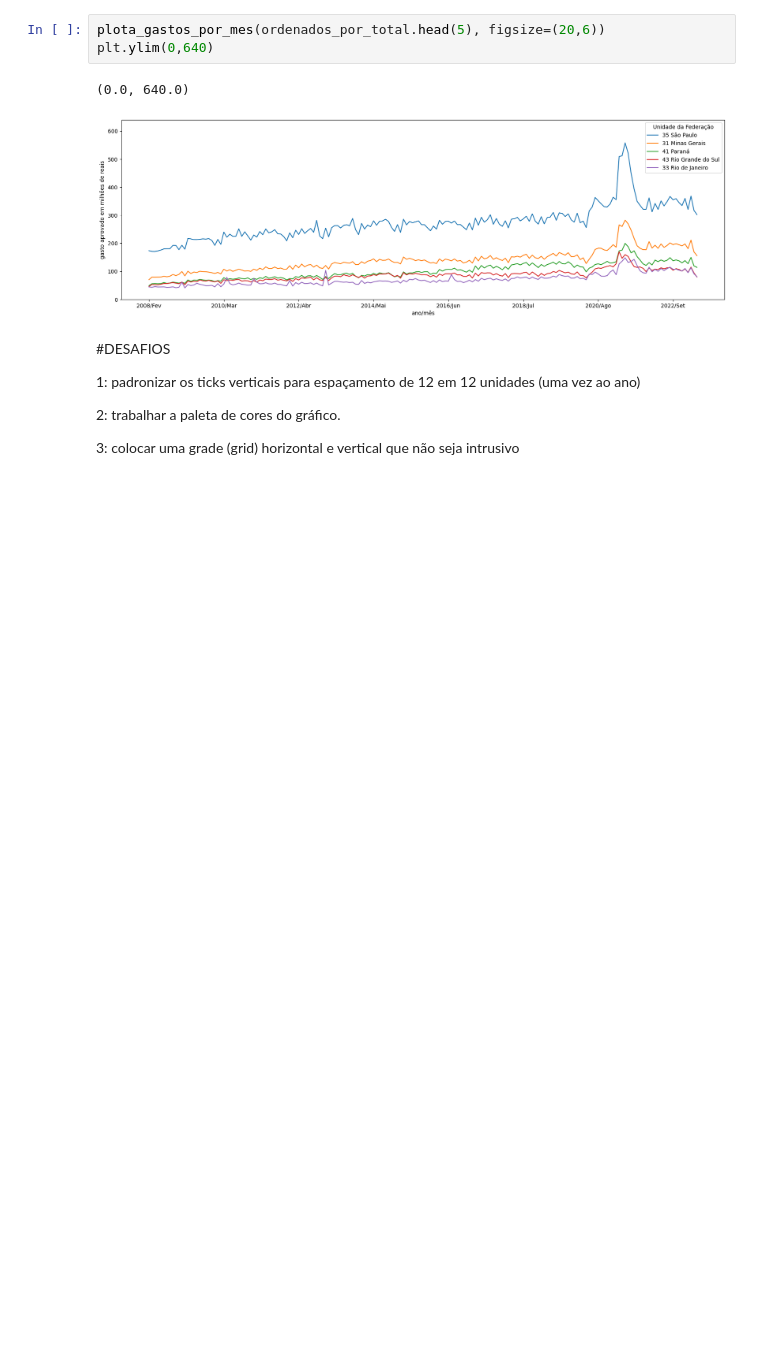
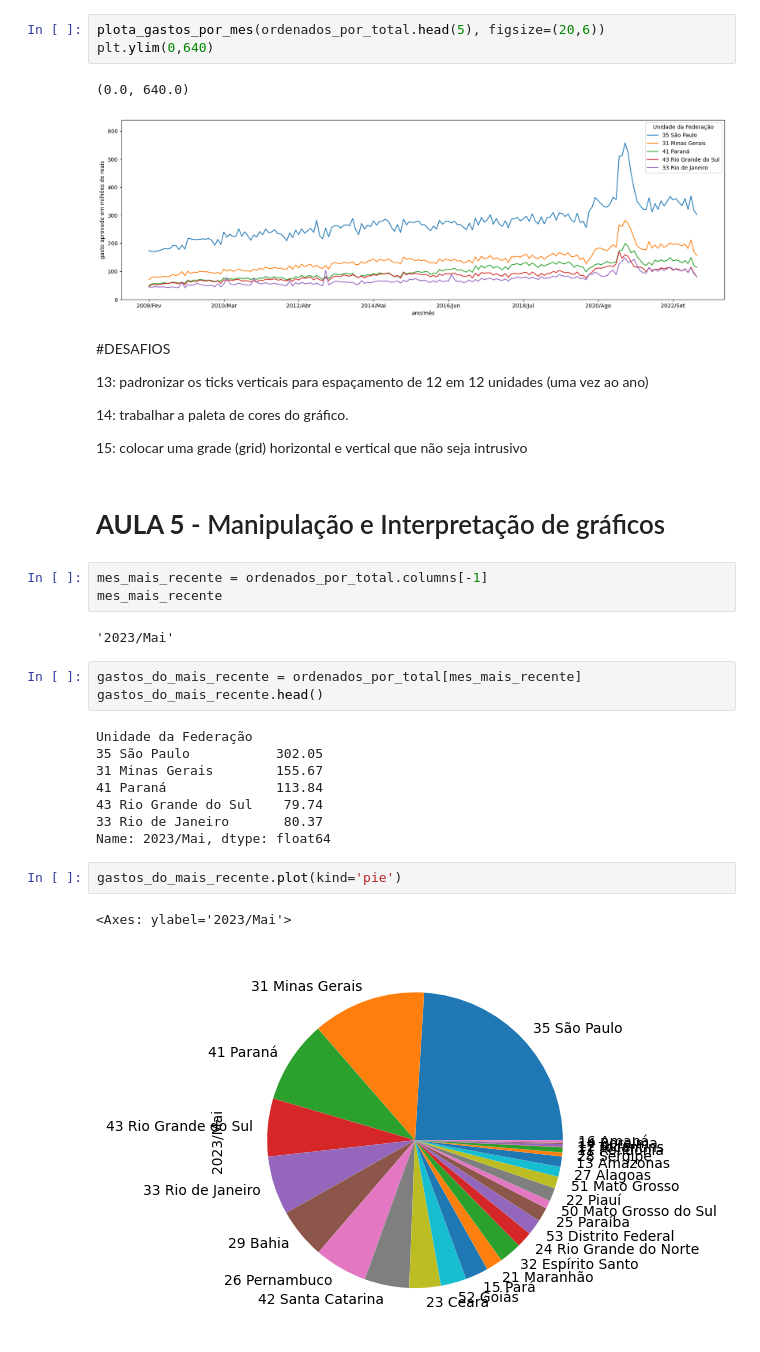
Before and after one commit to giulianafernandes/pos-tech_data_analytics, a Jupyter notebook: análise_exploratória_de_dados-produção_hospitalar.ipynb, the cells around one changed output. Cells and saved outputs as stored; diff of their text form; blank space fills up the shorter version.

```diff
--- a/análise_exploratória_de_dados-produção_hospitalar.ipynb
+++ b/análise_exploratória_de_dados-produção_hospitalar.ipynb
@@ -620,8 +700,31 @@ plt.ylim(0,640)
 # %% [markdown]
 #DESAFIOS
 
-1: padronizar os ticks verticais para espaçamento de 12 em 12 unidades (uma vez ao ano)
+13: padronizar os ticks verticais para espaçamento de 12 em 12 unidades (uma vez ao ano)
 
-2: trabalhar a paleta de cores do gráfico.
+14: trabalhar a paleta de cores do gráfico.
 
-3: colocar uma grade (grid) horizontal e vertical que não seja intrusivo
+15: colocar uma grade (grid) horizontal e vertical que não seja intrusivo
+# %% [markdown]
+# **AULA 5** - Manipulação e Interpretação de gráficos
+# %%
+mes_mais_recente = ordenados_por_total.columns[-1]
+mes_mais_recente
+# %% [output]
+'2023/Mai'
+# %%
+gastos_do_mais_recente = ordenados_por_total[mes_mais_recente]
+gastos_do_mais_recente.head()
+# %% [output]
+Unidade da Federação
+35 São Paulo           302.05
+31 Minas Gerais        155.67
+41 Paraná              113.84
+43 Rio Grande do Sul    79.74
+33 Rio de Janeiro       80.37
+Name: 2023/Mai, dtype: float64
+# %%
+gastos_do_mais_recente.plot(kind='pie')
+# %% [output]
+<Axes: ylabel='2023/Mai'>
+[figure, added]
```
Also changed, not shown: parts of 30 cells of this notebook, 1 other file.
